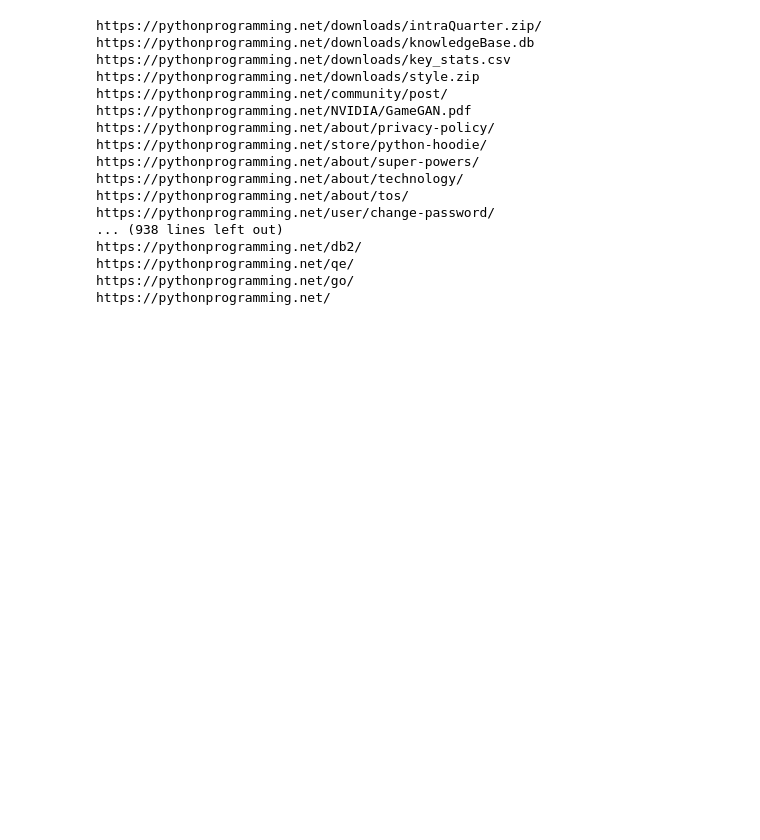
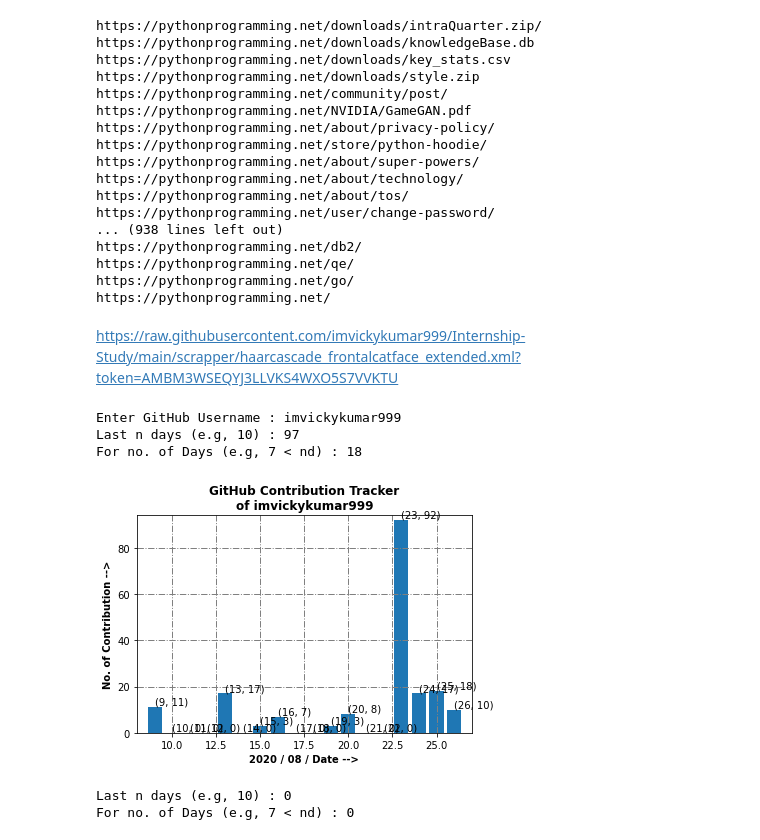
Before and after one commit to imvickykumar999/Portfolio-with-Flask, a Jupyter notebook: web tracker.ipynb, the cells around one changed output. Cells and saved outputs as stored; diff of their text form; code cells hidden in the pictures; blank space fills up the shorter version.

```diff
--- a/web tracker.ipynb
+++ b/web tracker.ipynb
@@ -213,3 +213,70 @@ https://pythonprogramming.net/db2/
 https://pythonprogramming.net/qe/
 https://pythonprogramming.net/go/
 https://pythonprogramming.net/
+# %% [markdown]
+https://raw.githubusercontent.com/imvickykumar999/Internship-Study/main/scrapper/haarcascade_frontalcatface_extended.xml?token=AMBM3WSEQYJ3LLVKS4WXO5S7VVKTU
+# %%
+import requests
+from bs4 import BeautifulSoup
+from matplotlib import pyplot as plt
+from IPython.display import clear_output
+
+user = input ('Enter GitHub Username : ')
+if user == '':
+    user = 'imvickykumar999'
+
+url = 'https://github.com/' + user
+page = requests.get (url)
+soup = BeautifulSoup (page.content, 'html5lib')
+
+lst = soup.find (class_= 'border py-2 graph-before-activity-overview')
+glist = lst.g.findAll('rect')
+x, y = [], []
+
+for i in range (len (glist)):
+    dc = int (glist [i]['data-count'])
+    y.append(dc)
+    dd = int (glist [i]['data-date'].split('-')[2])
+    x.append(dd)
+
+nd = True
+while nd:
+
+    nd = input('Last n days (e.g, 10) : ')
+    d = input('For no. of Days (e.g, 7 < nd) : ')
+
+    if nd == '' or d == '':
+        nd = 10
+        d = 3
+    else:
+        nd = int(nd)
+        d = int(d)
+
+    if nd:
+        ux = x [-nd : d-nd]
+        uy = y [-nd : d-nd]
+
+        plt.xlabel (' / '.join(glist[-nd]['data-date'].split('-')[:-1]) + ' / Date -->',
+                   fontweight ="bold")
+        plt.ylabel ('No. of Contribution -->', fontweight ="bold")
+        plt.title (f"GitHub Contribution Tracker\nof {user}", fontweight ="bold")
+        plt.grid (True, color = "grey", linewidth = "1", linestyle = "-.")
+
+        plt.xlim([ux[0]-1, ux[-1]+1])
+        plt.ylim(0, max(uy)+2)
+
+        for i_x, i_y in zip(ux, uy):
+            plt.text (i_x, i_y+1, '({}, {})'.format(i_x, i_y))
+
+        plt.bar (ux, uy)
+        plt.show ()
+#         clear_output (wait=True)
+    else:
+        break
+# %% [output]
+Enter GitHub Username : imvickykumar999
+Last n days (e.g, 10) : 97
+For no. of Days (e.g, 7 < nd) : 18
+[figure, added]
+Last n days (e.g, 10) : 0
+For no. of Days (e.g, 7 < nd) : 0
```
